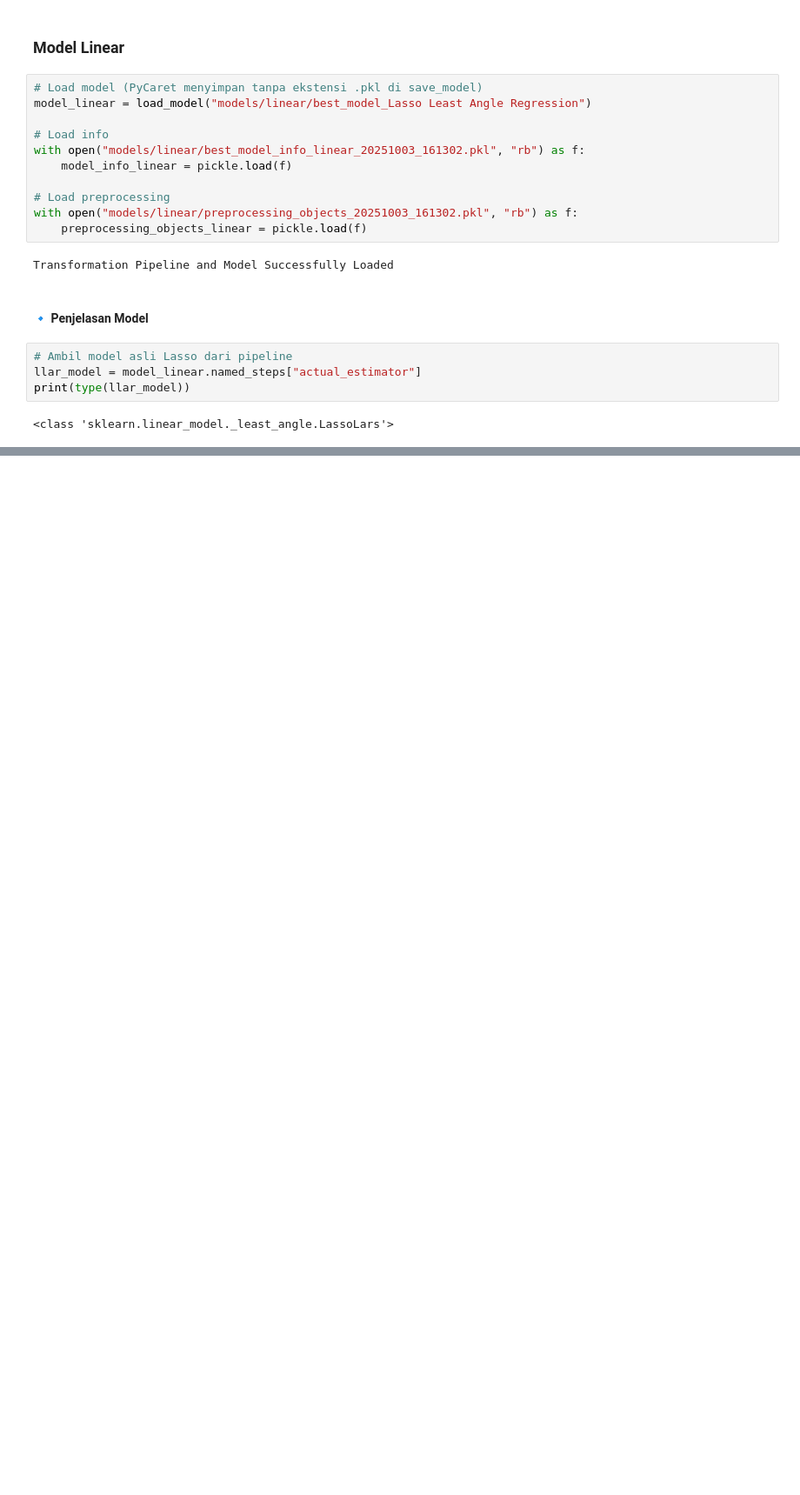
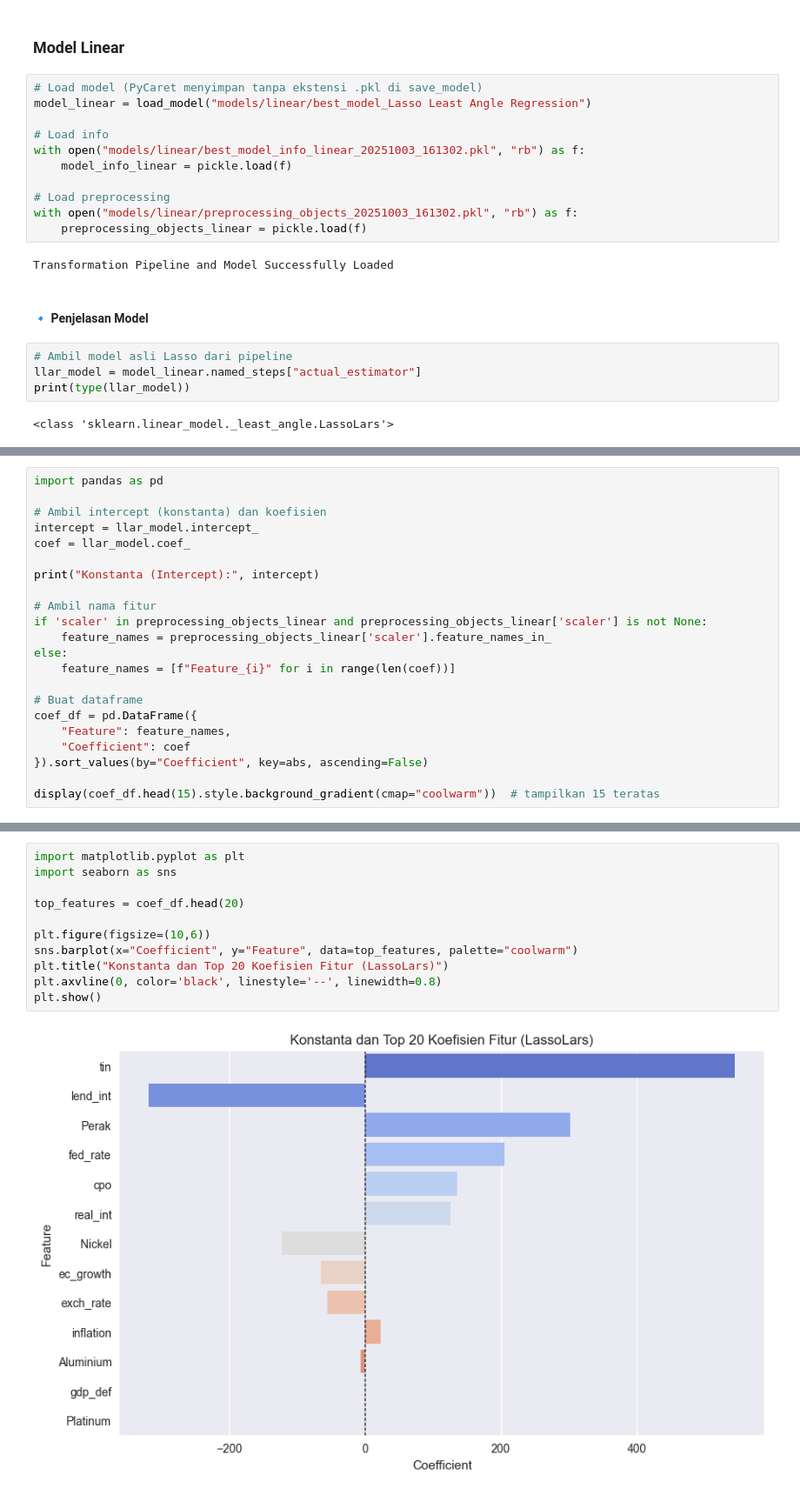
Before and after one commit to maybeitsai/gold-price-prediction, a Jupyter notebook: main.ipynb, the cells around one changed output, grey strips where cells are left out. Shown at 87% size. Cells and saved outputs as stored; diff of their text form; blank space fills up the shorter version.

```diff
--- a/main.ipynb
+++ b/main.ipynb
@@ -2736,0 +2325,22 @@ Temuan ini memberikan kontribusi signifikan baik dari sisi **akademis** maupun *
+# %%
+import pandas as pd
+
+# Ambil intercept (konstanta) dan koefisien
+intercept = llar_model.intercept_
+coef = llar_model.coef_
+
+print("Konstanta (Intercept):", intercept)
+
+# Ambil nama fitur
+if 'scaler' in preprocessing_objects_linear and preprocessing_objects_linear['scaler'] is not None:
+    feature_names = preprocessing_objects_linear['scaler'].feature_names_in_
+else:
+    feature_names = [f"Feature_{i}" for i in range(len(coef))]
+
+# Buat dataframe
+coef_df = pd.DataFrame({
+    "Feature": feature_names,
+    "Coefficient": coef
+}).sort_values(by="Coefficient", key=abs, ascending=False)
+
+display(coef_df.head(15).style.background_gradient(cmap="coolwarm"))  # tampilkan 15 teratas
@@ -2736,0 +2363,13 @@ Temuan ini memberikan kontribusi signifikan baik dari sisi **akademis** maupun *
+# %%
+import matplotlib.pyplot as plt
+import seaborn as sns
+
+top_features = coef_df.head(20)
+
+plt.figure(figsize=(10,6))
+sns.barplot(x="Coefficient", y="Feature", data=top_features, palette="coolwarm")
+plt.title("Konstanta dan Top 20 Koefisien Fitur (LassoLars)")
+plt.axvline(0, color='black', linestyle='--', linewidth=0.8)
+plt.show()
+# %% [output]
+[figure, added]
```
Also changed, not shown: parts of 17 cells of this notebook.
